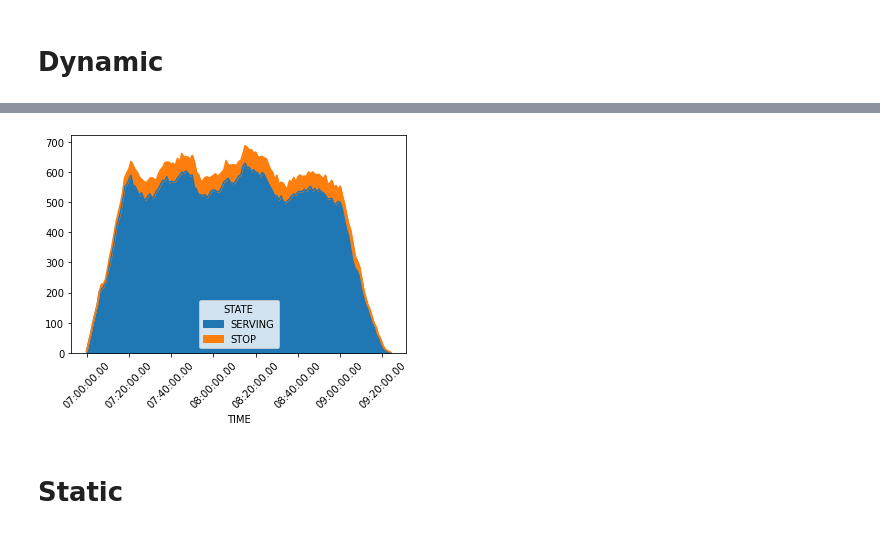
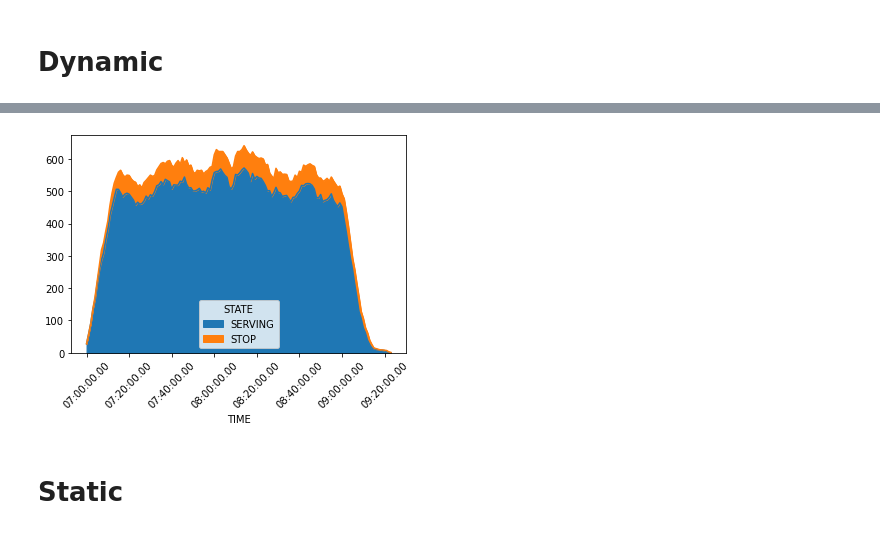
Before and after one commit to Xinyun77/stage_4A, a Jupyter notebook: Indicateur.ipynb, the cells around one changed output, grey strips where cells are left out. Saved outputs shown, nothing was run; the diff lists cells and outputs as text; code cells hidden in the pictures.

```diff
--- a/Indicateur.ipynb
+++ b/Indicateur.ipynb
@@ -28,9 +33,9 @@ veh
 # %%
 def remove0Distance(df):
     ID = df['ID'].tolist()
-    #indices = [i for i, x in enumerate(ID)]
-    indeices = [i for i, x in enumerate(ID) if ID.count(x) > 1]
+    indices = [i for i, x in enumerate(ID) if ID.count(x) > 1]
     dataframe = df.loc[indices]
+    dataframe = dataframe.reset_index(drop=True)
     return dataframe
 # %%
 ID = veh['ID'].tolist()
@@ -298,0 +256,3 @@ ax
+# %%
+veh2 = remove0Distance(veh)
+veh2
@@ -299,13 +273,16 @@ ax
 # %%
-def computeDynamic(df):
+def computeDynamic(dir):
     # veh = only_uber(df)
-    table = veh.groupby(['TIME', 'STATE']).ID.count().unstack().fillna(0)
+    veh = pd.read_csv(dir + '/veh.csv', encoding='latin-1', delimiter=';')
+    veh2 = remove0Distance(veh)
+    table = veh2.groupby(['TIME', 'STATE']).ID.count().unstack().fillna(0)
     ax = table.plot.area()
     ax.tick_params(axis='x', labelrotation = 45)
+    plt.savefig("dynamic_veh.pdf", bbox_inches='tight')
 # %%
-computeDynamic(veh2)
+computeDynamic('OUTPUTS')
 # %% [output]
-[figure, old version]
+[figure, new version]
 # %% [markdown]
 # Static
 # %%
```
Also changed, not shown: parts of 61 cells of this notebook.
